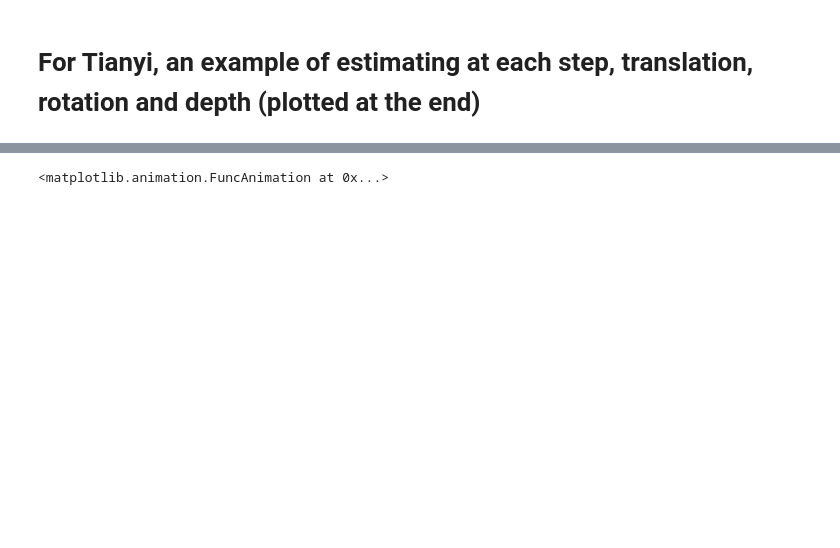
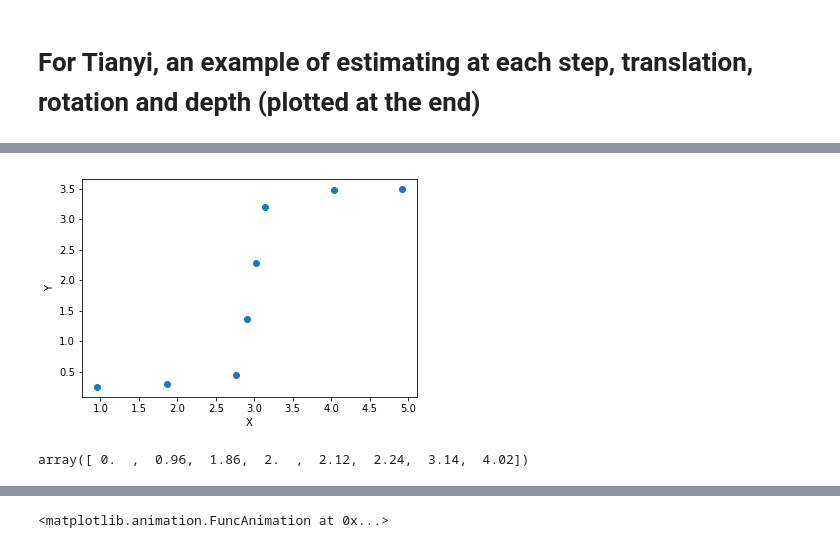
Before and after one commit to sharbatc/piof, a Jupyter notebook: tianyi_extract.ipynb, the cells around one changed output, grey strips where cells are left out. Saved outputs shown, nothing was run; the diff lists cells and outputs as text; code cells hidden in the pictures; blank space fills up the shorter version.

```diff
--- a/tianyi_extract.ipynb
+++ b/tianyi_extract.ipynb
@@ -79,0 +71,15 @@ Start to load all the data:
+# %%
+x = (0.96,0.90,0.90,0.14,0.12,0.12,0.90,0.88)
+z = (0.25,0.04,0.15,0.92,0.92,0.92,0.27,0.02)
+fig = plt.figure()
+ax = fig.add_subplot(1,1,1)
+ax.set_xlabel('X')
+ax.set_ylabel('Y')
+plt.plot(np.cumsum(x),np.cumsum(z),'o')
+plt.savefig('figs/path23.png',bbox_inches='tight')
+# %% [output]
+[figure, added]
+# %%
+np.cumsum(x)
+# %% [output]
+array([ 0.  ,  0.96,  1.86,  2.  ,  2.12,  2.24,  3.14,  4.02])
```
Also changed, not shown: parts of 17 cells of this notebook, 1 other file.
